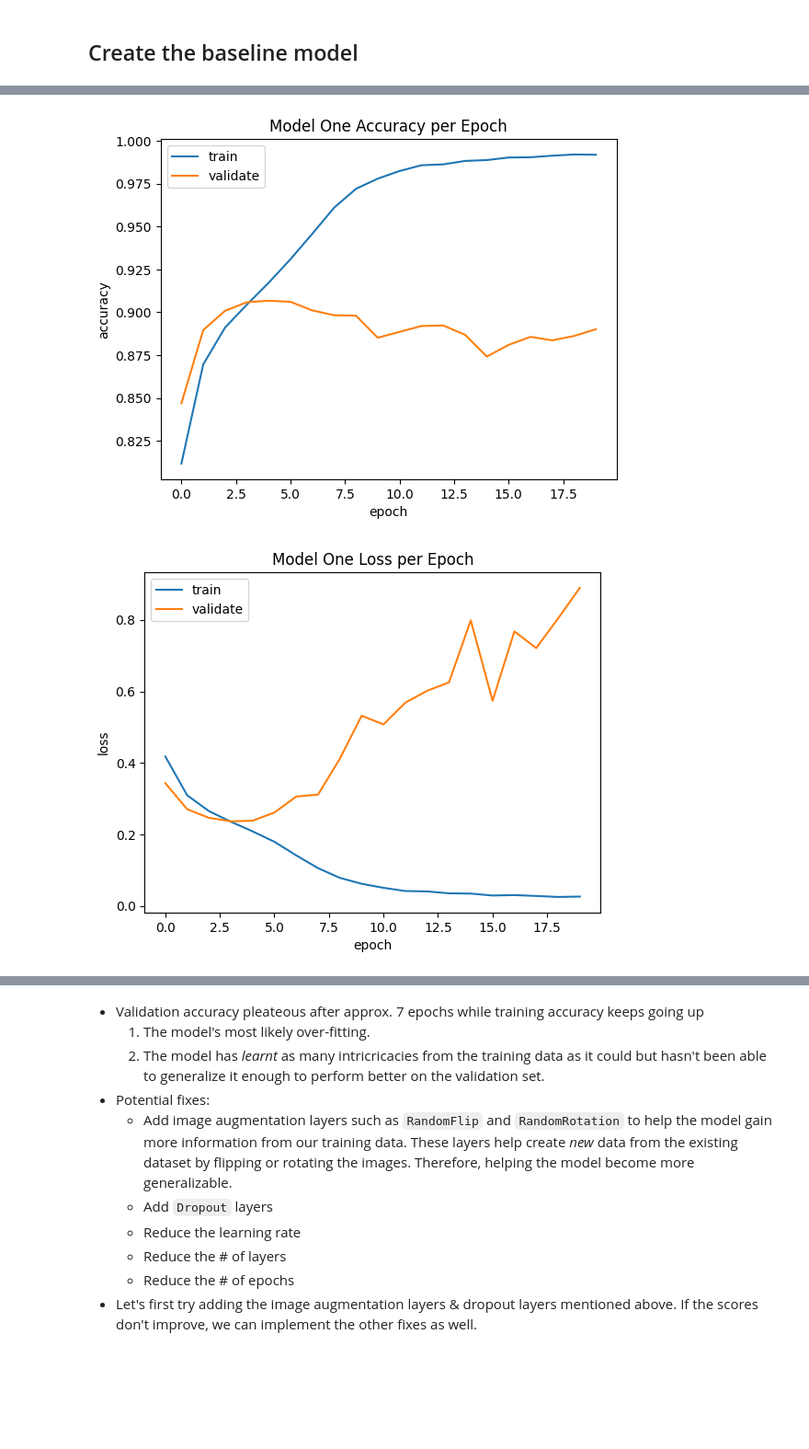
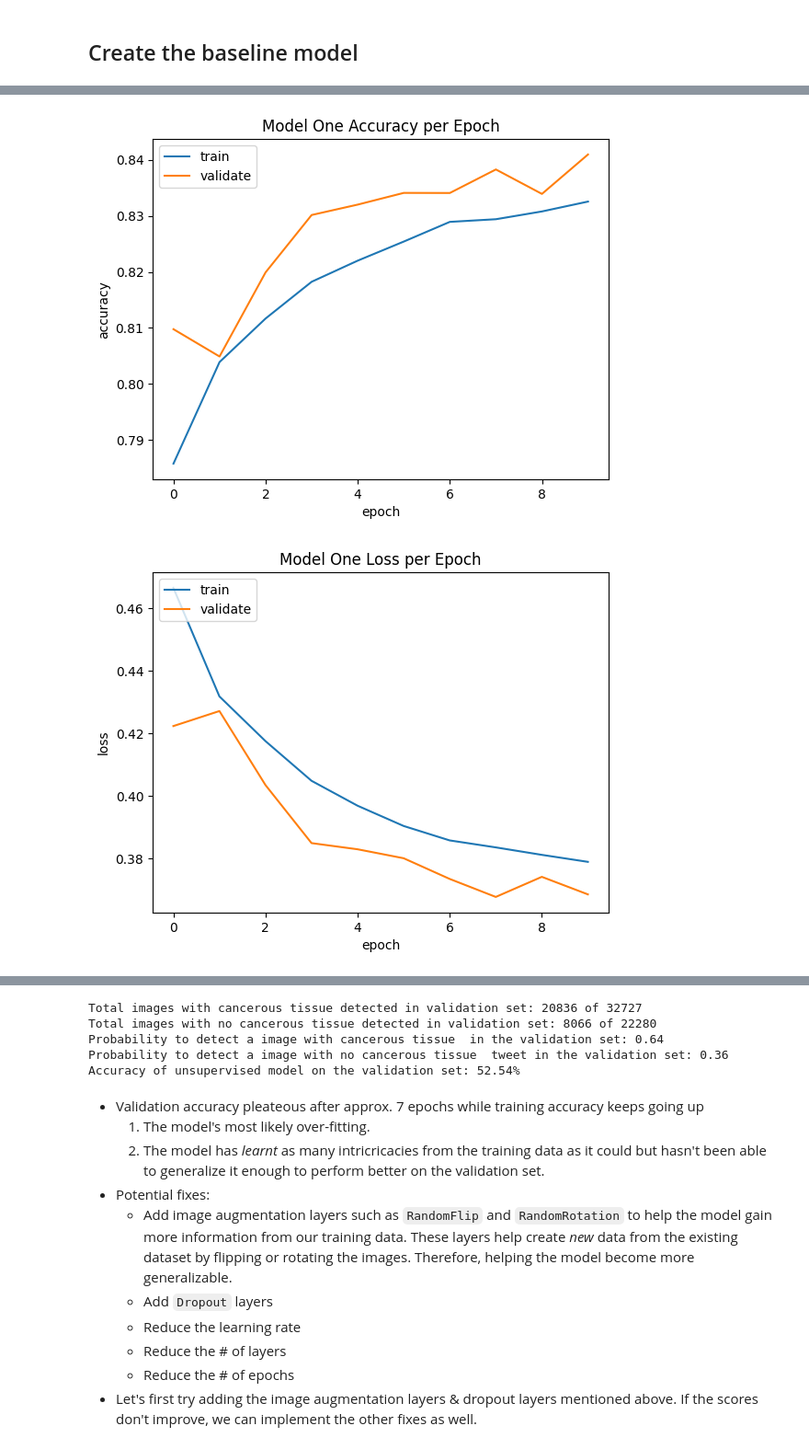
Before and after one commit to karansangha/dtsa5511-week3-cancer-detection, a Jupyter notebook: Histopathologic Cancer Detection.ipynb, the cells around one changed output, grey strips where cells are left out. Shown at 92% size. Saved outputs shown, nothing was run; the diff lists cells and outputs as text; code cells hidden in the pictures; blank space fills up the shorter version.

```diff
--- a/Histopathologic Cancer Detection.ipynb
+++ b/Histopathologic Cancer Detection.ipynb
@@ -179,11 +241,6 @@ _________________________________________________________________
 # %%
-STEP_SIZE_TRAIN=train_generator.n//train_generator.batch_size
-STEP_SIZE_VALID=valid_generator.n//valid_generator.batch_size
-
 history = model.fit(train_generator,
-                    steps_per_epoch=STEP_SIZE_TRAIN,
                     validation_data=valid_generator,
-                    validation_steps=STEP_SIZE_VALID,
-                    epochs=20, verbose=1
+                    epochs=10, verbose=1
 )
 # %% [output]
@@ -210,20 +269,5 @@ Epoch 20/20
-# %%
-plt.plot(history.history['accuracy'])
-plt.plot(history.history['val_accuracy'])
-plt.title('Model One Accuracy per Epoch')
-plt.ylabel('accuracy')
-plt.xlabel('epoch')
-plt.legend(['train', 'validate'], loc='upper left')
-plt.show();
-
-# plot model loss per epoch
-plt.plot(history.history['loss'])
-plt.plot(history.history['val_loss'])
-plt.title('Model One Loss per Epoch')
-plt.ylabel('loss')
-plt.xlabel('epoch')
-plt.legend(['train', 'validate'], loc='upper left')
-plt.show();
-# %% [output]
-[figure, removed]
-[figure, removed]
+# %%
+evaluate_model(history, model, valid_generator, valid_generator.labels)
+# %% [output]
+[figure, added]
+[figure, added]
@@ -230,3 +276,8 @@ plt.show();
+Total images with cancerous tissue detected in validation set: 20836 of 32727
+Total images with no cancerous tissue detected in validation set: 8066 of 22280
+Probability to detect a image with cancerous tissue  in the validation set: 0.64
+Probability to detect a image with no cancerous tissue  tweet in the validation set: 0.36
+Accuracy of unsupervised model on the validation set: 52.54%
 # %% [markdown]
 - Validation accuracy pleateous after approx. 7 epochs while training accuracy keeps going up
     1. The model's most likely over-fitting.
```
Also changed, not shown: parts of 29 cells of this notebook.
